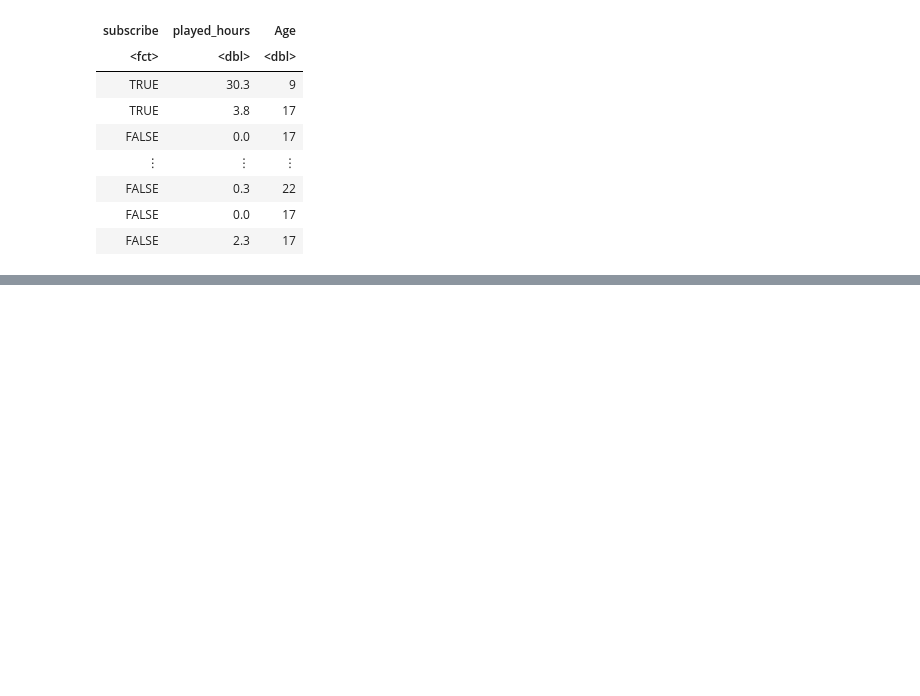
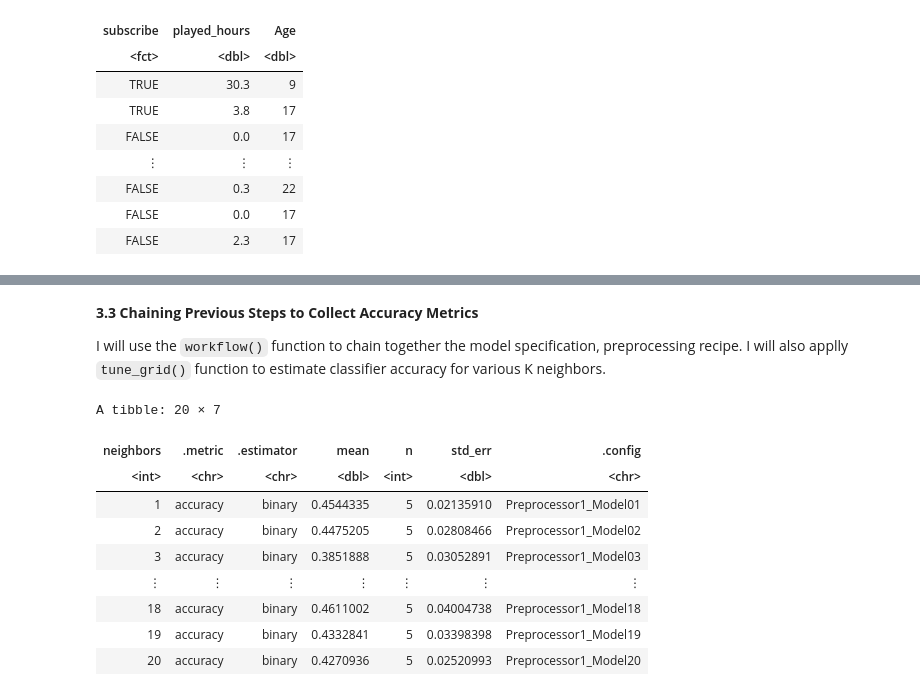
Before and after one commit to terrayyyy/ray_ds_project, a Jupyter notebook: minecraft_draft.ipynb, the cells around one changed output, grey strips where cells are left out. Cells and saved outputs as stored; diff of their text form; code cells hidden in the pictures; blank space fills up the shorter version.

Commit message:
Added Method and Results Explanations

```diff
--- a/minecraft_draft.ipynb
+++ b/minecraft_draft.ipynb
@@ -151,9 +198,25 @@ gridvals <- tibble(neighbors = seq(1, 20))
+# %% [markdown]
+**3.3 Chaining Previous Steps to Collect Accuracy Metrics**
+
+I will use the `workflow()` function to chain together the model specification, preprocessing recipe. I will also applly `tune_grid()` function to estimate classifier accuracy for various K neighbors.
 # %%
-set.seed(1313)
+set.seed(1212)
 
 knn_results <- workflow() |>
   add_recipe(players_recipe) |>
   add_model(knn_spec) |>
   tune_grid(resamples = players_vfold, grid = gridvals) |>
   collect_metrics() |>
   filter(.metric == "accuracy")
+knn_results
+# %% [output]
+A tibble: 20 × 7
+| neighbors | .metric | .estimator | mean | n | std_err | .config |
+| <int> | <chr> | <chr> | <dbl> | <int> | <dbl> | <chr> |
+| 1 | accuracy | binary | 0.4544335 | 5 | 0.02135910 | Preprocessor1_Model01 |
+| 2 | accuracy | binary | 0.4475205 | 5 | 0.02808466 | Preprocessor1_Model02 |
+| 3 | accuracy | binary | 0.3851888 | 5 | 0.03052891 | Preprocessor1_Model03 |
+| ⋮ | ⋮ | ⋮ | ⋮ | ⋮ | ⋮ | ⋮ |
+| 18 | accuracy | binary | 0.4611002 | 5 | 0.04004738 | Preprocessor1_Model18 |
+| 19 | accuracy | binary | 0.4332841 | 5 | 0.03398398 | Preprocessor1_Model19 |
+| 20 | accuracy | binary | 0.4270936 | 5 | 0.02520993 | Preprocessor1_Model20 |
```
Also changed, not shown: parts of 29 cells of this notebook.
